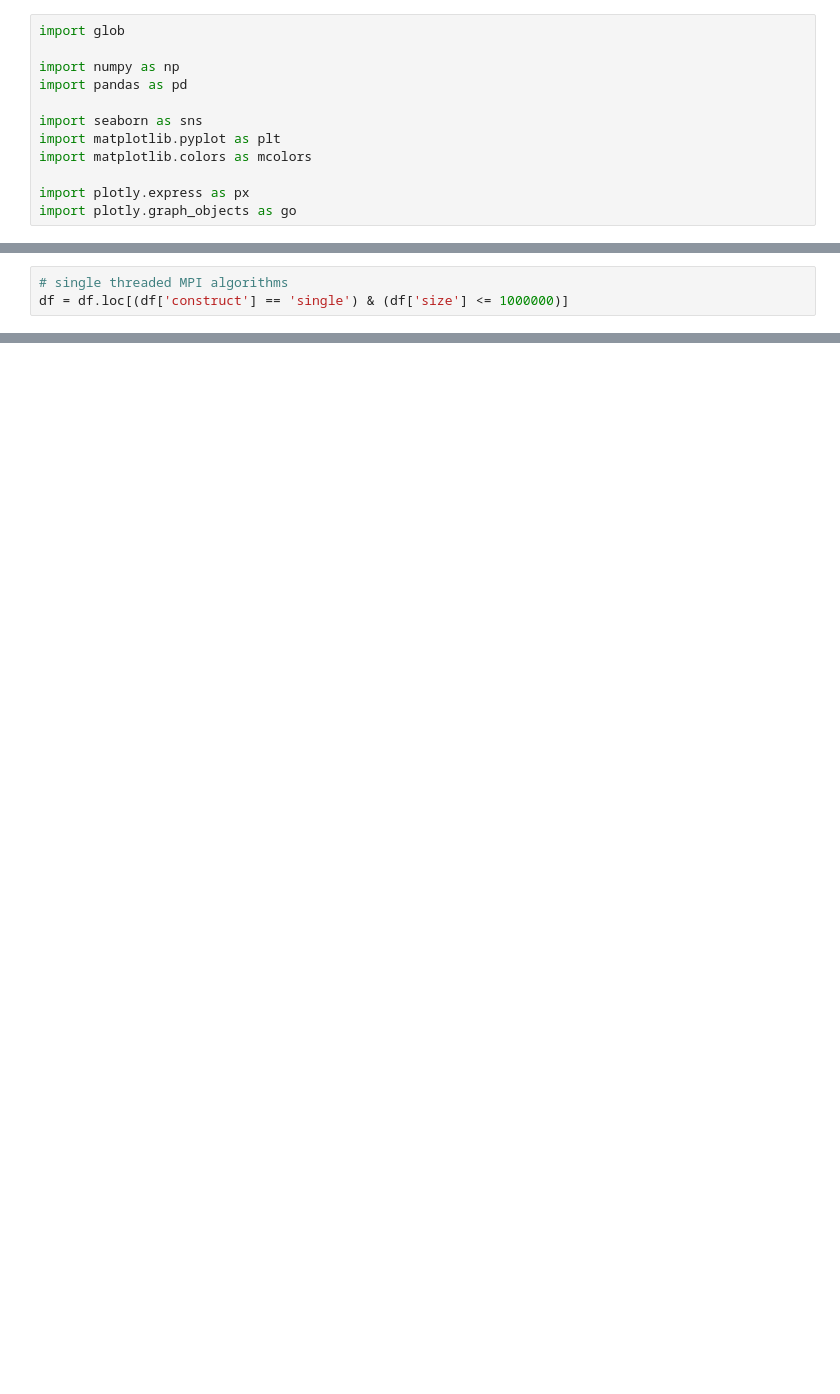
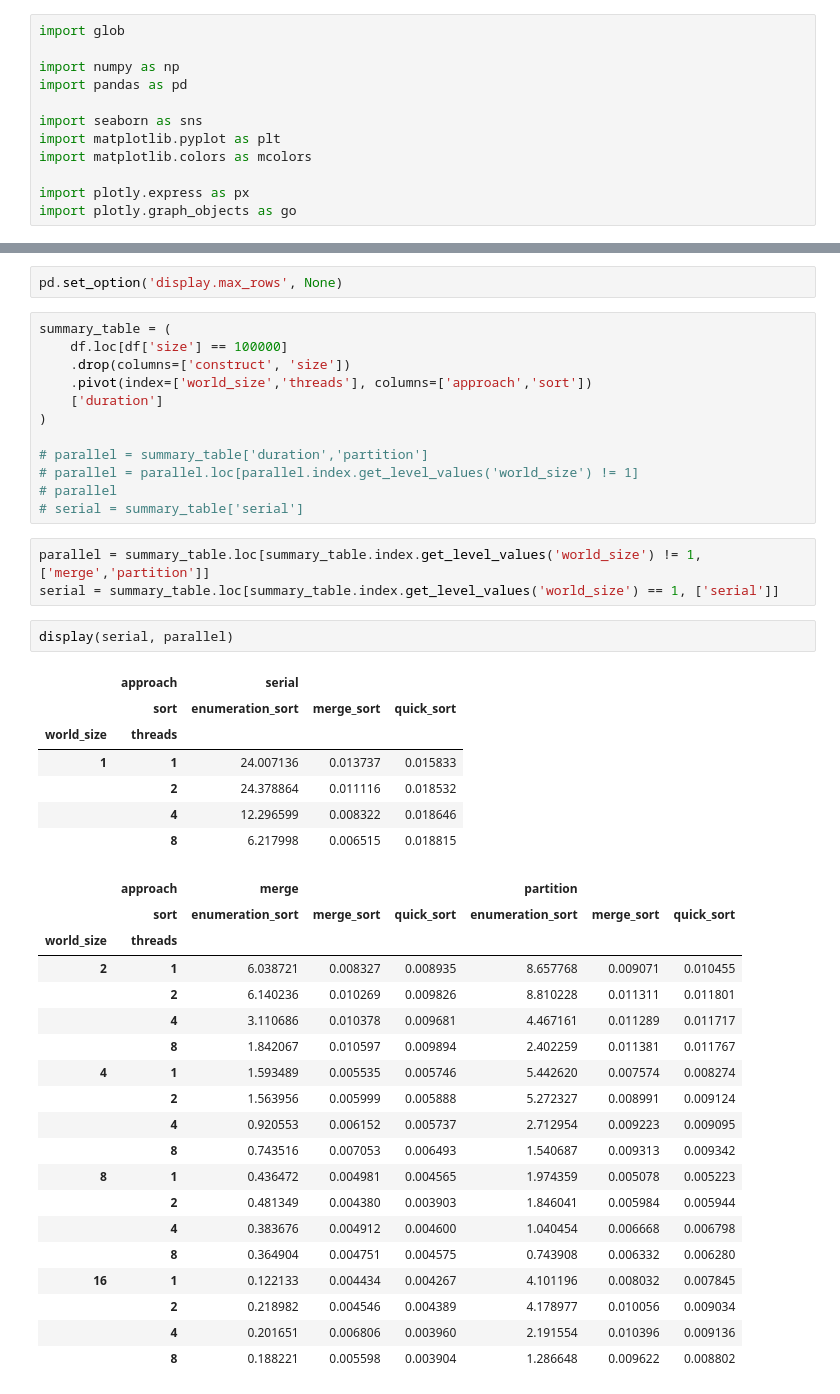
Before and after one commit to tanghyd/CITS5507Project2, a Jupyter notebook: notebooks/analysis.ipynb, the cells around one changed output, grey strips where cells are left out. Saved outputs shown, nothing was run; the diff lists cells and outputs as text; blank space fills up the shorter version.

```diff
--- a/notebooks/analysis.ipynb
+++ b/notebooks/analysis.ipynb
@@ -65,3 +69,0 @@ df
-# %%
-# single threaded MPI algorithms
-df = df.loc[(df['construct'] == 'single') & (df['size'] <= 1000000)]
@@ -135,0 +70,46 @@ df = df.drop_duplicates()
+# %%
+pd.set_option('display.max_rows', None)
+# %%
+summary_table = (
+    df.loc[df['size'] == 100000]
+    .drop(columns=['construct', 'size'])
+    .pivot(index=['world_size','threads'], columns=['approach','sort'])
+    ['duration']
+)
+
+# parallel = summary_table['duration','partition']
+# parallel = parallel.loc[parallel.index.get_level_values('world_size') != 1]
+# parallel
+# serial = summary_table['serial']
+# %%
+parallel = summary_table.loc[summary_table.index.get_level_values('world_size') != 1, ['merge','partition']]
+serial = summary_table.loc[summary_table.index.get_level_values('world_size') == 1, ['serial']]
+# %%
+display(serial, parallel)
+# %% [output]
+|  | approach | serial |  |  |
+|  | sort | enumeration_sort | merge_sort | quick_sort |
+| world_size | threads |  |  |  |
+| 1 | 1 | 24.007136 | 0.013737 | 0.015833 |
+|  | 2 | 24.378864 | 0.011116 | 0.018532 |
+|  | 4 | 12.296599 | 0.008322 | 0.018646 |
+|  | 8 | 6.217998 | 0.006515 | 0.018815 |
+|  | approach | merge |  |  | partition |  |  |
+|  | sort | enumeration_sort | merge_sort | quick_sort | enumeration_sort | merge_sort | quick_sort |
+| world_size | threads |  |  |  |  |  |  |
+| 2 | 1 | 6.038721 | 0.008327 | 0.008935 | 8.657768 | 0.009071 | 0.010455 |
+|  | 2 | 6.140236 | 0.010269 | 0.009826 | 8.810228 | 0.011311 | 0.011801 |
+|  | 4 | 3.110686 | 0.010378 | 0.009681 | 4.467161 | 0.011289 | 0.011717 |
+|  | 8 | 1.842067 | 0.010597 | 0.009894 | 2.402259 | 0.011381 | 0.011767 |
+| 4 | 1 | 1.593489 | 0.005535 | 0.005746 | 5.442620 | 0.007574 | 0.008274 |
+|  | 2 | 1.563956 | 0.005999 | 0.005888 | 5.272327 | 0.008991 | 0.009124 |
+|  | 4 | 0.920553 | 0.006152 | 0.005737 | 2.712954 | 0.009223 | 0.009095 |
+|  | 8 | 0.743516 | 0.007053 | 0.006493 | 1.540687 | 0.009313 | 0.009342 |
+| 8 | 1 | 0.436472 | 0.004981 | 0.004565 | 1.974359 | 0.005078 | 0.005223 |
+|  | 2 | 0.481349 | 0.004380 | 0.003903 | 1.846041 | 0.005984 | 0.005944 |
+|  | 4 | 0.383676 | 0.004912 | 0.004600 | 1.040454 | 0.006668 | 0.006798 |
+|  | 8 | 0.364904 | 0.004751 | 0.004575 | 0.743908 | 0.006332 | 0.006280 |
+| 16 | 1 | 0.122133 | 0.004434 | 0.004267 | 4.101196 | 0.008032 | 0.007845 |
+|  | 2 | 0.218982 | 0.004546 | 0.004389 | 4.178977 | 0.010056 | 0.009034 |
+|  | 4 | 0.201651 | 0.006806 | 0.003960 | 2.191554 | 0.010396 | 0.009136 |
+|  | 8 | 0.188221 | 0.005598 | 0.003904 | 1.286648 | 0.009622 | 0.008802 |
```
Also changed, not shown: parts of 17 cells of this notebook, 6 other files.
